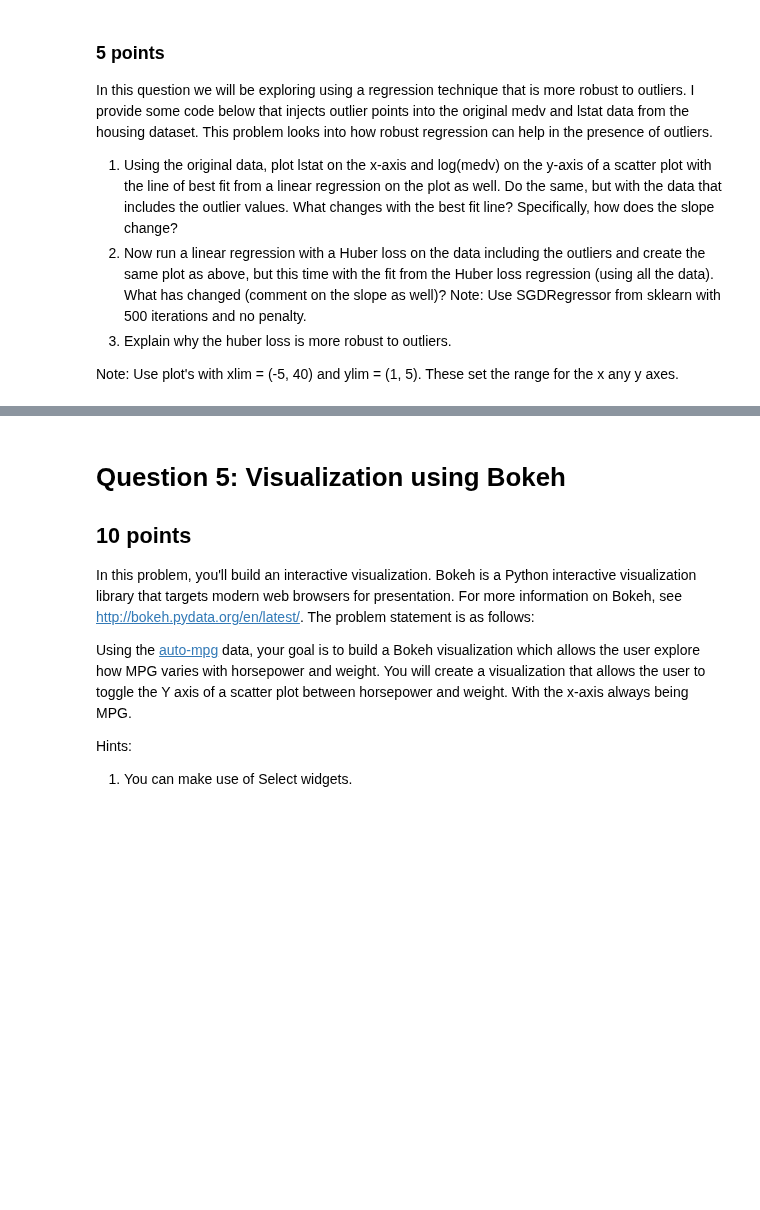
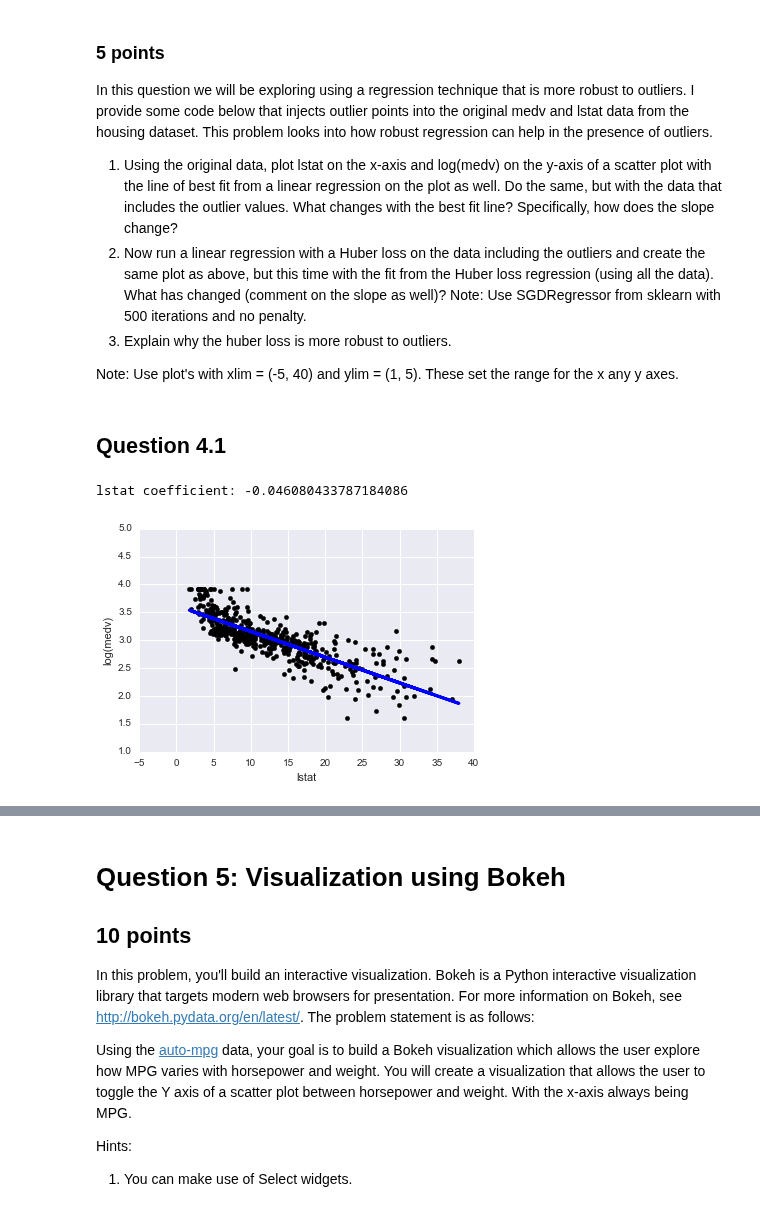
Before and after one commit to wenyangfu/EE361M_Homework, a Jupyter notebook: homework2/Group3_HW2.ipynb, the cells around one changed output, grey strips where cells are left out. Saved outputs shown, nothing was run; the diff lists cells and outputs as text; code cells hidden in the pictures; blank space fills up the shorter version.

```diff
--- a/homework2/Group3_HW2.ipynb
+++ b/homework2/Group3_HW2.ipynb
@@ -349,3 +349,27 @@ medv_outliers = np.random.normal(1, 1, 5)
 lstat_outliers = np.random.normal(1, 1, 5)
 medv_with_outliers = np.append(medv, medv_outliers)
 lstat_with_outliers = np.append(lstat, lstat_outliers)
+# %% [markdown]
+## Question 4.1
+# %%
+from sklearn import linear_model
+
+lmedv = np.log(medv) # LOG of medv
+lstat = lstat.reshape(-1, 1)
+lmedv = lmedv.reshape(-1, 1)
+
+regr = linear_model.LinearRegression()
+regr.fit(lstat, lmedv)
+print('lstat coefficient: {}'.format(np.squeeze(regr.coef_)))
+
+# Plot lstat on x-axis, log(medv) on y-axis, and best fit line in blue
+plt.scatter(lstat, lmedv, color='black')
+plt.plot(lstat, regr.predict(lstat), color='blue', linewidth=3)
+plt.xlim(-5, 40)
+plt.ylim(1, 5)
+plt.xlabel('lstat')
+plt.ylabel('log(medv)')
+sns.despine()
+# %% [output]
+lstat coefficient: -0.046080433787184086
+[figure, added]
```
Also changed, not shown: parts of 11 cells of this notebook.
